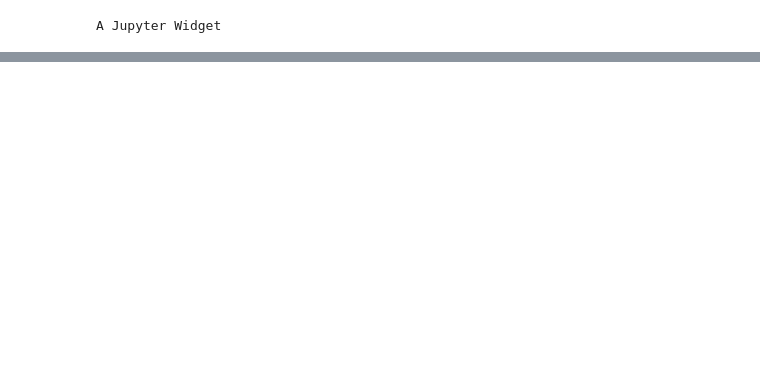
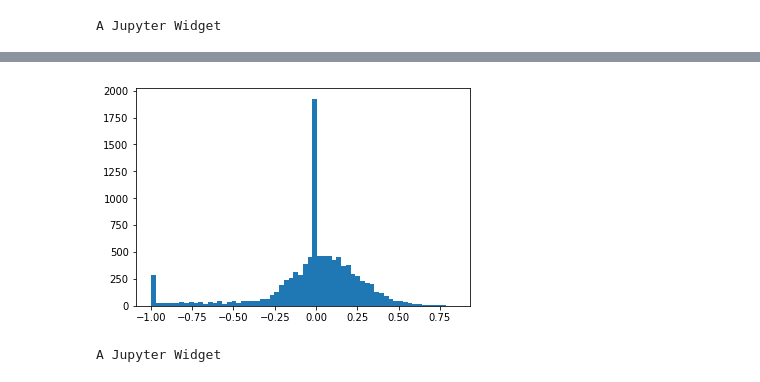
Before and after one commit to neuro-data-science/neuroviz, a Jupyter notebook: notebooks/introductory_3d.ipynb, the cells around one changed output, grey strips where cells are left out. Cells and saved outputs as stored; diff of their text form; code cells hidden in the pictures; blank space fills up the shorter version.

```diff
--- a/notebooks/introductory_3d.ipynb
+++ b/notebooks/introductory_3d.ipynb
@@ -72,0 +331,25 @@ A Jupyter Widget
+# %%
+from sklearn.decomposition import PCA
+foo = PCA(n_components=2).fit_transform(data)
+# %%
+comp_vals = np.minimum(np.maximum(foo[:, 0]/(3 * np.std(foo[:, 0])), -1), 1)
+colors = vals2colors(comp_vals)
+plt.hist(epi_vals, 64);
+# %% [output]
+[figure, added]
+# %%
+data_fs = nb.freesurfer.read_geometry('/data/ds000114/derivatives/freesurfer/fsaverage5/surf/lh.smoothwm')
+
+fig = p3.figure(width=600, height=600)
+# we draw the tetrahedron
+x, y, z = data_fs[0][:, 0], data_fs[0][:, 1], data_fs[0][:, 2]
+p3.plot_trisurf(x, y, z, triangles=data_fs[1], color=colors)
+fig.camera_fov = 1
+fig.anglex = np.pi/2
+fig.angley = -np.pi/2
+fig.xlim = (-100, 100)
+fig.ylim = (-100, 100)
+fig.zlim = (-100, 100)
+p3.show()
+# %% [output]
+A Jupyter Widget
```
Also changed, not shown: parts of 39 cells of this notebook, 3 other files.
